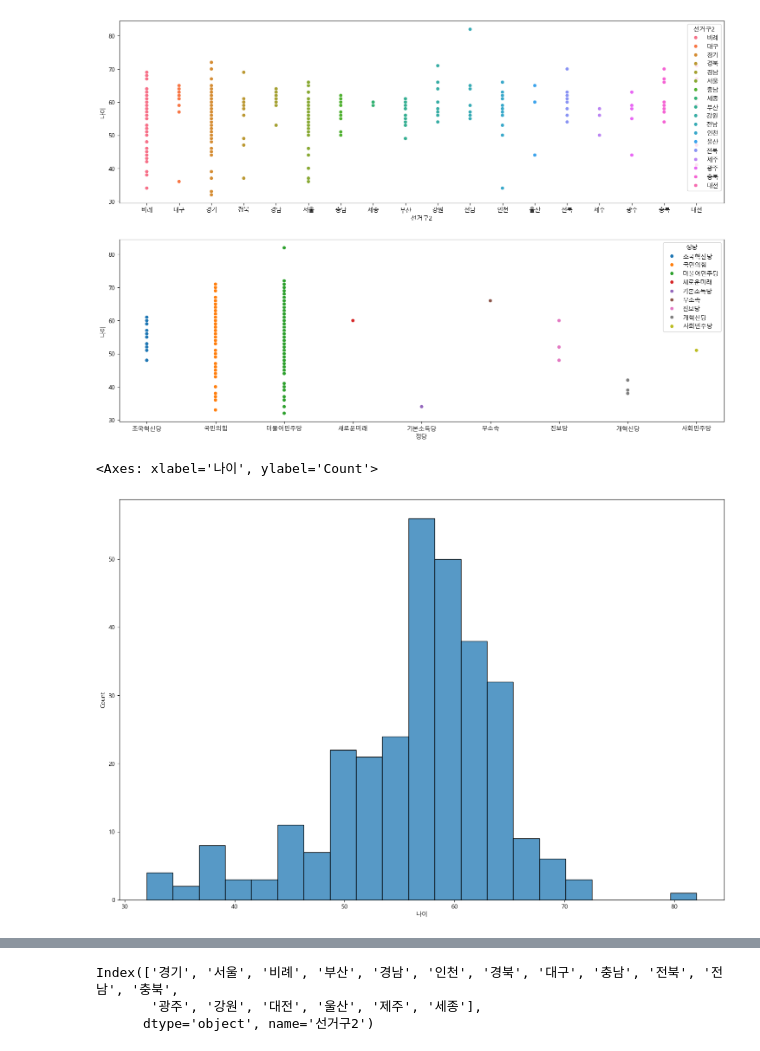
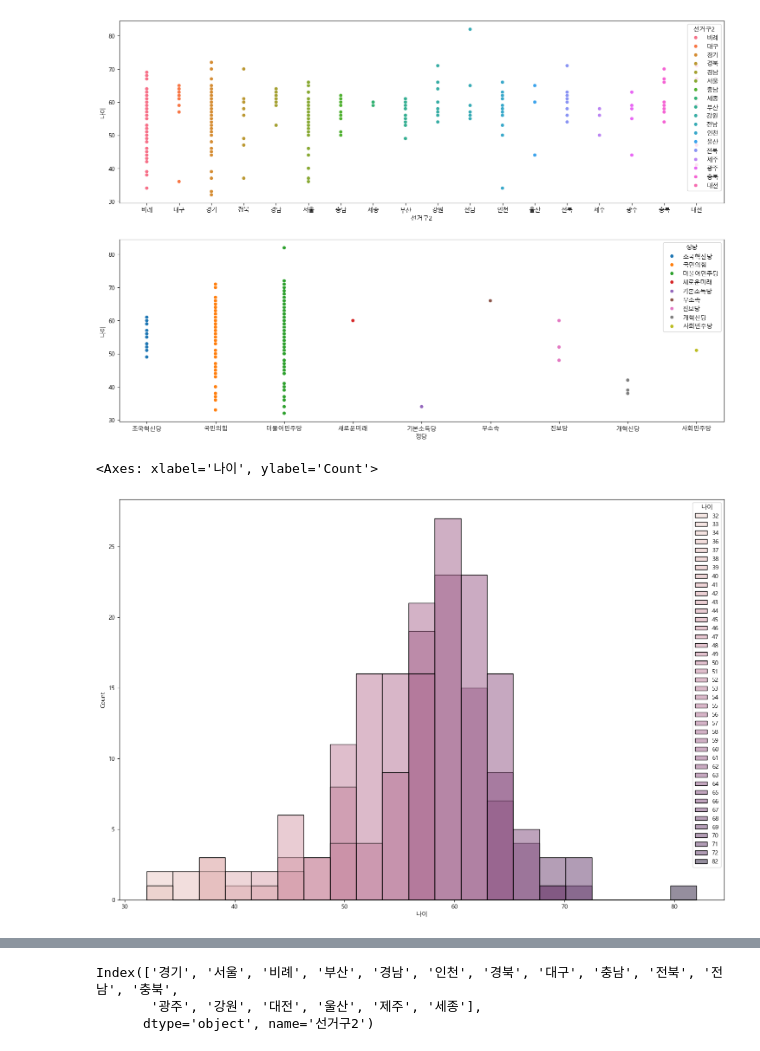
Before and after one commit to jhed0613/Python_Webscraping_Analysis, a Jupyter notebook: 05.국회의원현황-개정판.ipynb, the cells around one changed output, grey strips where cells are left out. Drawn from its saved outputs; the diff is of its cells as text; code cells hidden in the pictures.

```diff
--- a/05.국회의원현황-개정판.ipynb
+++ b/05.국회의원현황-개정판.ipynb
@@ -558,11 +577,15 @@ Index(['더불어민주당', '국민의힘', '조국혁신당', '진보당', '
 import warnings
 warnings.filterwarnings('ignore')
 # %%
-#seaborn 의 distplot() (히스토그램) 그리기
+#seaborn 의 histplot() (히스토그램) 그리기
 #나이 값의 분포를 확인하기
+figure,axes1 = plt.subplots()
+figure.set_size_inches(18,12)
+
+sns.histplot(data=member_df, x='나이', hue='나이')
 # %% [output]
 <Axes: xlabel='나이', ylabel='Count'>
-[figure, old version]
+[figure, new version]
 # %%
 #matplotlib를 사용해서 Histogram 그리기
 arrays,bins,patches = plt.hist(member_df['나이'])
```
Also changed, not shown: parts of 17 cells of this notebook, 1 other file.
